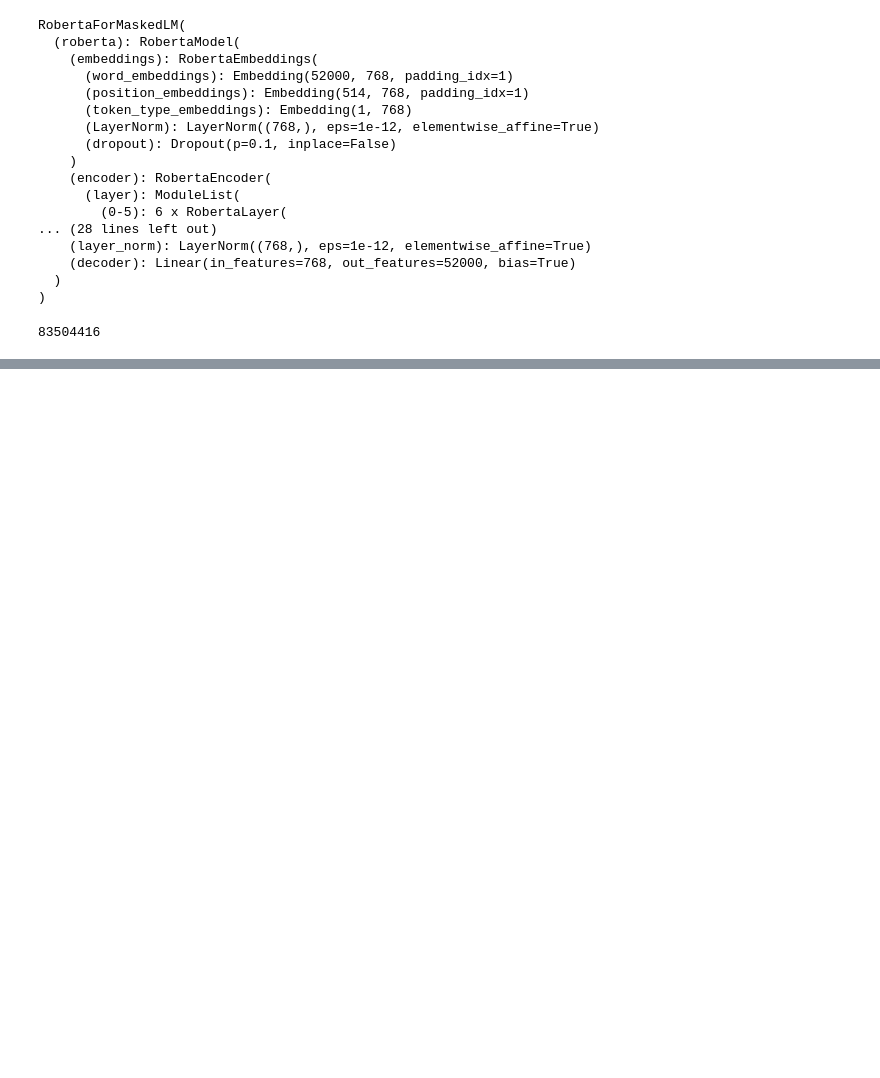
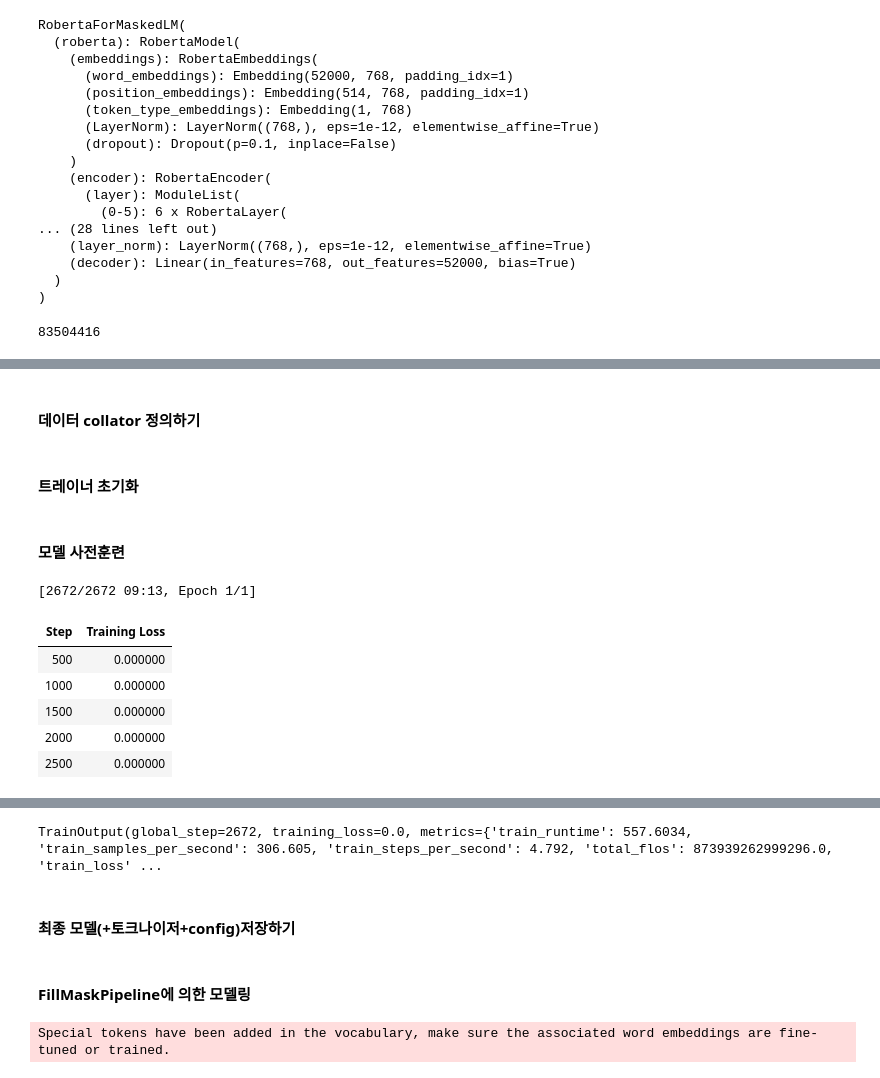
Before and after one commit to chw8207/Transformer, a Jupyter notebook: RoBERTa_사전훈련.ipynb, the cells around one changed output, grey strips where cells are left out. Saved outputs shown, nothing was run; the diff lists cells and outputs as text; code cells hidden in the pictures; blank space fills up the shorter version.

Commit message:
Colaboratory를 통해 생성됨

```diff
--- a/RoBERTa_사전훈련.ipynb
+++ b/RoBERTa_사전훈련.ipynb
@@ -224,0 +285,7 @@ print(model.num_parameters())
+# %%
+%%time
+dataset = LineByLineTextDataset(
+    tokenizer=tokenizer,
+    file_path='/content/drive/MyDrive/Colab Notebooks/트랜스포머/Trasnformer/Transformer/data/kant.txt',
+    block_size=128
+)
@@ -224,0 +295,37 @@ print(model.num_parameters())
+# %% [markdown]
+#### 데이터 collator 정의하기
+# %%
+data_collator = DataCollatorForLanguageModeling(
+    tokenizer=tokenizer, mlm=True, mlm_probability=0/15
+)
+# %% [markdown]
+#### 트레이너 초기화
+# %%
+training_args = TrainingArguments(
+    output_dir="./KantaiBERT",
+    overwrite_output_dir=True,
+    num_train_epochs=1,
+    per_device_train_batch_size=64,
+    save_steps=10_000,
+    save_total_limit=2
+)
+
+trainer = Trainer(
+    model=model,
+    args=training_args,
+    data_collator=data_collator,
+    train_dataset=dataset
+)
+# %% [markdown]
+#### 모델 사전훈련
+# %%
+%%time
+trainer.train()
+# %% [output]
+[2672/2672 09:13, Epoch 1/1]
+| Step | Training Loss |
+| 500 | 0.000000 |
+| 1000 | 0.000000 |
+| 1500 | 0.000000 |
+| 2000 | 0.000000 |
+| 2500 | 0.000000 |
@@ -224,0 +334,3 @@ print(model.num_parameters())
+TrainOutput(global_step=2672, training_loss=0.0, metrics={'train_runtime': 557.6034, 'train_samples_per_second': 306.605, 'train_steps_per_second': 4.792, 'total_flos': 873939262999296.0, 'train_loss' ...
+# %% [markdown]
+#### 최종 모델(+토크나이저+config)저장하기
@@ -224,0 +339,10 @@ print(model.num_parameters())
+# %% [markdown]
+#### FillMaskPipeline에 의한 모델링
+# %%
+fill_mask = pipeline(
+    'fill-mask',
+    model='./KantaiBERT',
+    tokenizer='./KantaiBERT'
+)
+# %% [output]
+Special tokens have been added in the vocabulary, make sure the associated word embeddings are fine-tuned or trained.
```
Also changed, not shown: parts of 17 cells of this notebook.
